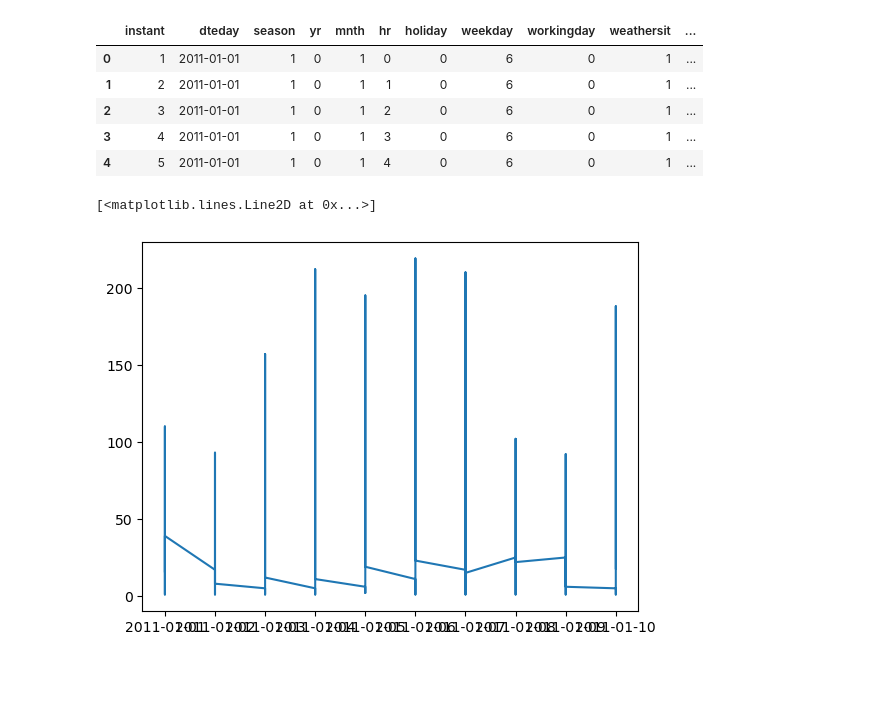
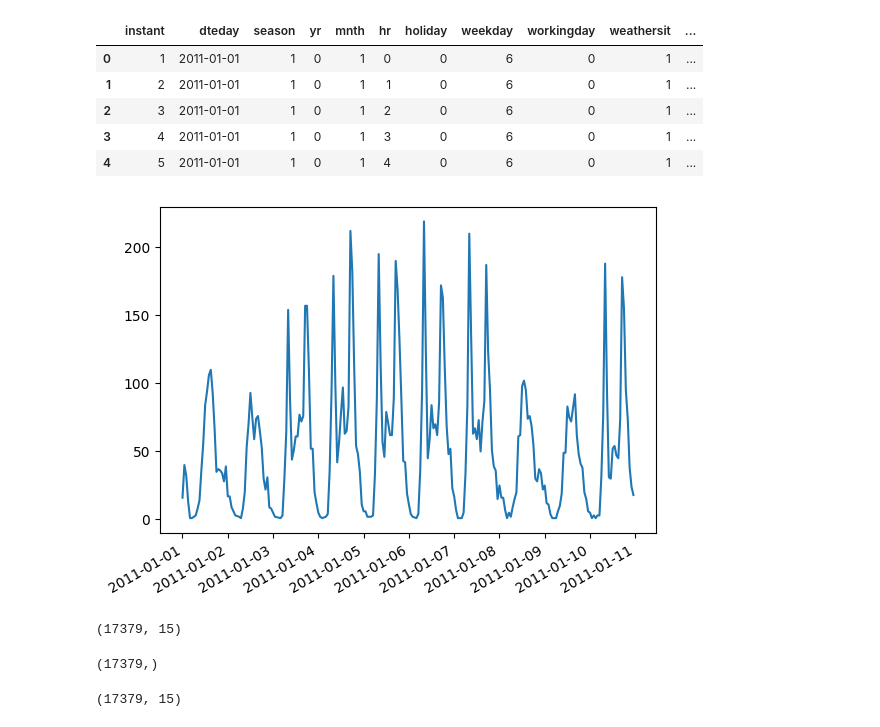
Before and after one commit to moutsea/gpt_era_learn_algo, a Jupyter notebook: code/3-bike_predictor.ipynb, the cells around one changed output. Saved outputs shown, nothing was run; the diff lists cells and outputs as text; code cells hidden in the pictures; blank space fills up the shorter version.

```diff
--- a/code/3-bike_predictor.ipynb
+++ b/code/3-bike_predictor.ipynb
@@ -14,8 +14,10 @@ df.head()
 # %%
 import matplotlib.pyplot as plt
 
-ndf = df[df['dteday'] < '2011-01-11']
-plt.plot(ndf['dteday'], ndf['cnt'])
+ndf = df[df['dteday'] < '2011-01-11'].copy()
+ndf['datetime'] = pd.to_datetime(ndf['dteday']) + pd.to_timedelta(ndf['hr'], unit='h')
+
+plt.plot(ndf['datetime'], ndf['cnt'])
+plt.gcf().autofmt_xdate()
 # %% [output]
-[<matplotlib.lines.Line2D at 0x...>]
-[figure, old version]
+[figure, new version]
@@ -21,0 +27,8 @@ plt.plot(ndf['dteday'], ndf['cnt'])
+# %%
+X.shape
+# %% [output]
+(17379, 15)
+# %%
+y.shape
+# %% [output]
+(17379,)
@@ -21,0 +41,4 @@ plt.plot(ndf['dteday'], ndf['cnt'])
+# %%
+X.shape
+# %% [output]
+(17379, 15)
```
Also changed, not shown: parts of 7 cells of this notebook, 5 other files.
